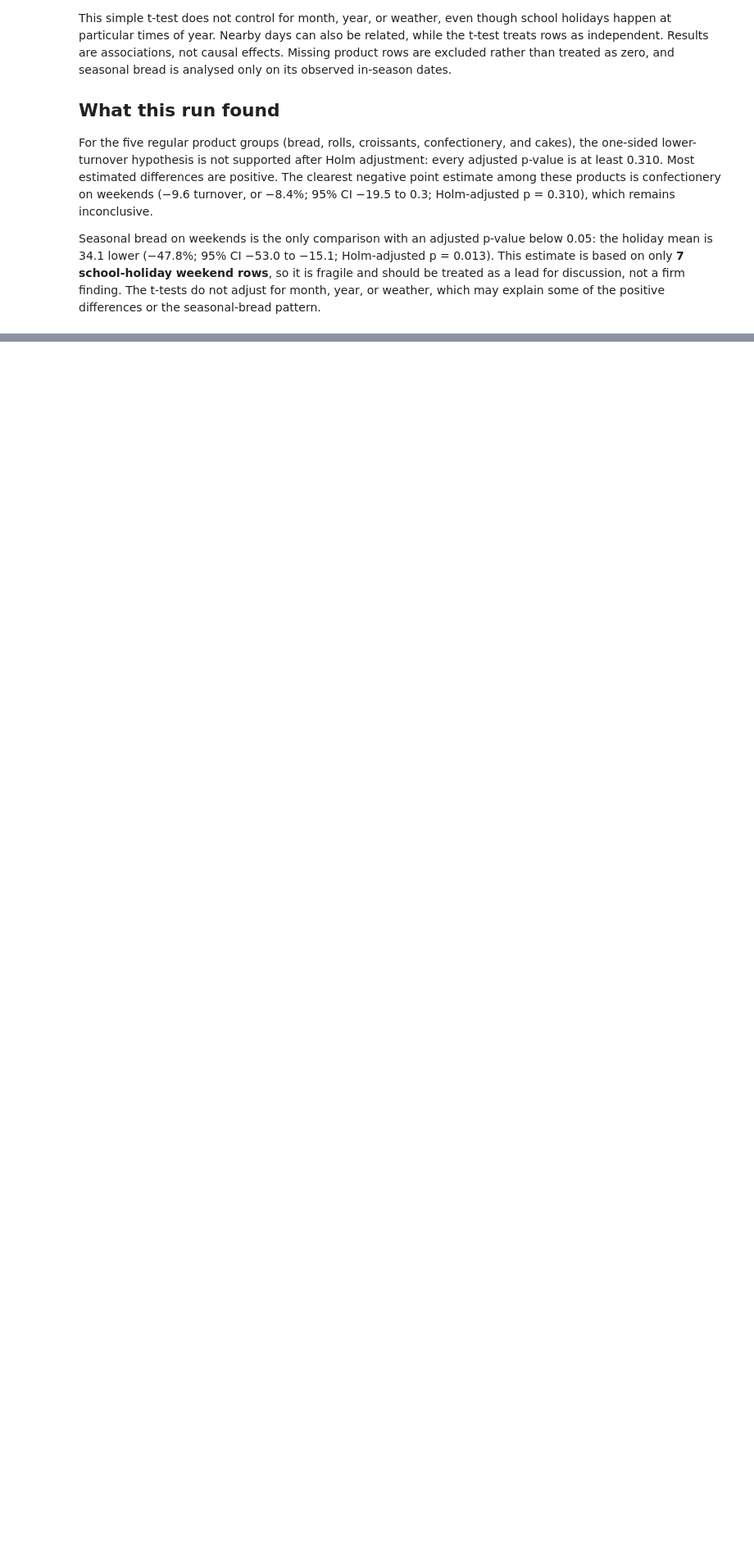
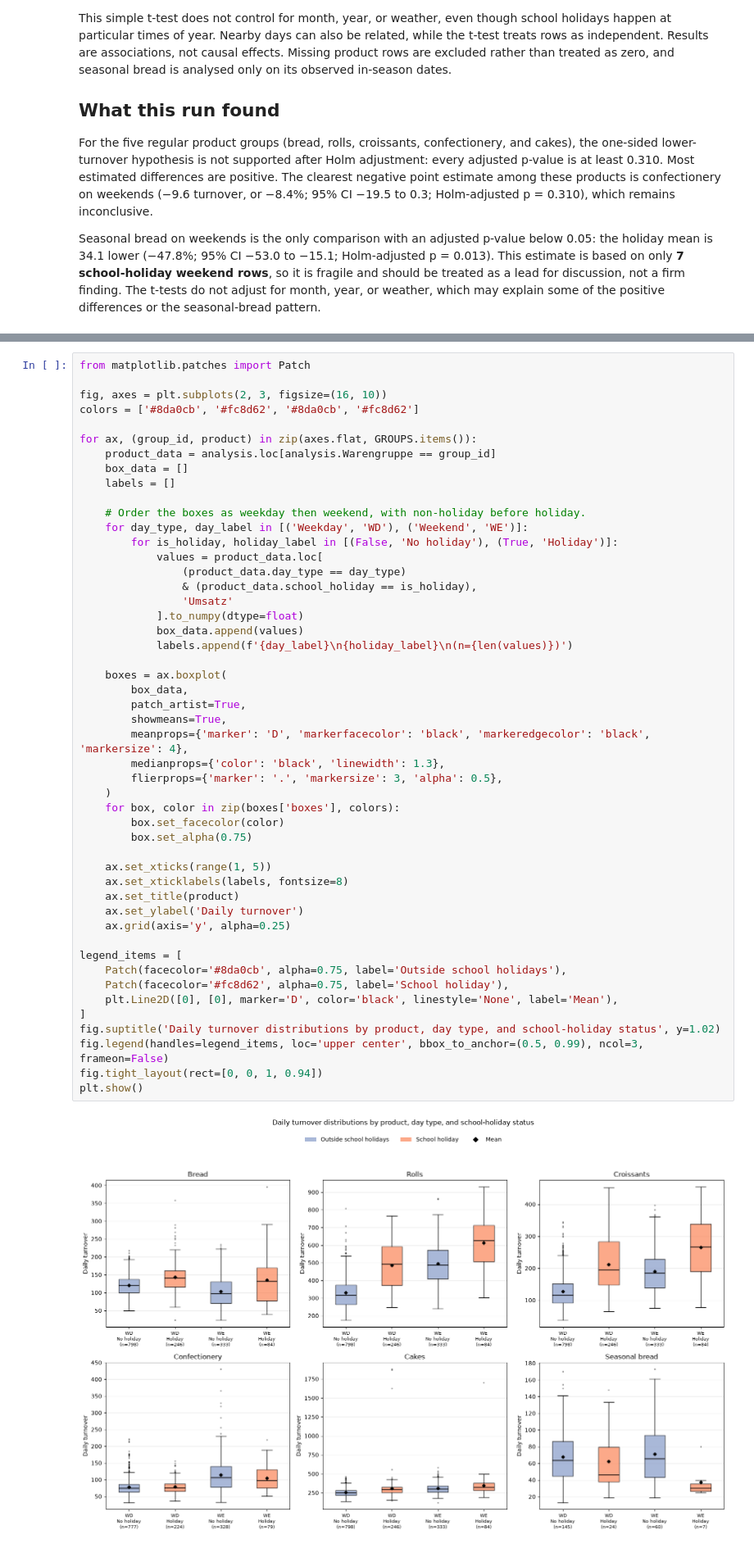
Before and after one commit to AxileArts/Team-15, a Jupyter notebook: 1_DatasetCharacteristics/Niklas-holiday.ipynb, the cells around one changed output, grey strips where cells are left out. Shown at 82% size. Drawn from its saved outputs; the diff is of its cells as text; blank space fills up the shorter version.

Commit message:
Add holiday sales distribution plot

```diff
--- a/1_DatasetCharacteristics/Niklas-holiday.ipynb
+++ b/1_DatasetCharacteristics/Niklas-holiday.ipynb
@@ -182,0 +187,51 @@ Seasonal bread on weekends is the only comparison with an adjusted p-value below
+# %%
+from matplotlib.patches import Patch
+
+fig, axes = plt.subplots(2, 3, figsize=(16, 10))
+colors = ['#8da0cb', '#fc8d62', '#8da0cb', '#fc8d62']
+
+for ax, (group_id, product) in zip(axes.flat, GROUPS.items()):
+    product_data = analysis.loc[analysis.Warengruppe == group_id]
+    box_data = []
+    labels = []
+
+    # Order the boxes as weekday then weekend, with non-holiday before holiday.
+    for day_type, day_label in [('Weekday', 'WD'), ('Weekend', 'WE')]:
+        for is_holiday, holiday_label in [(False, 'No holiday'), (True, 'Holiday')]:
+            values = product_data.loc[
+                (product_data.day_type == day_type)
+                & (product_data.school_holiday == is_holiday),
+                'Umsatz'
+            ].to_numpy(dtype=float)
+            box_data.append(values)
+            labels.append(f'{day_label}\n{holiday_label}\n(n={len(values)})')
+
+    boxes = ax.boxplot(
+        box_data,
+        patch_artist=True,
+        showmeans=True,
+        meanprops={'marker': 'D', 'markerfacecolor': 'black', 'markeredgecolor': 'black', 'markersize': 4},
+        medianprops={'color': 'black', 'linewidth': 1.3},
+        flierprops={'marker': '.', 'markersize': 3, 'alpha': 0.5},
+    )
+    for box, color in zip(boxes['boxes'], colors):
+        box.set_facecolor(color)
+        box.set_alpha(0.75)
+
+    ax.set_xticks(range(1, 5))
+    ax.set_xticklabels(labels, fontsize=8)
+    ax.set_title(product)
+    ax.set_ylabel('Daily turnover')
+    ax.grid(axis='y', alpha=0.25)
+
+legend_items = [
+    Patch(facecolor='#8da0cb', alpha=0.75, label='Outside school holidays'),
+    Patch(facecolor='#fc8d62', alpha=0.75, label='School holiday'),
+    plt.Line2D([0], [0], marker='D', color='black', linestyle='None', label='Mean'),
+]
+fig.suptitle('Daily turnover distributions by product, day type, and school-holiday status', y=1.02)
+fig.legend(handles=legend_items, loc='upper center', bbox_to_anchor=(0.5, 0.99), ncol=3, frameon=False)
+fig.tight_layout(rect=[0, 0, 1, 0.94])
+plt.show()
+# %% [output]
+[figure, added]
```
Also changed, not shown: parts of 1 cell of this notebook.
